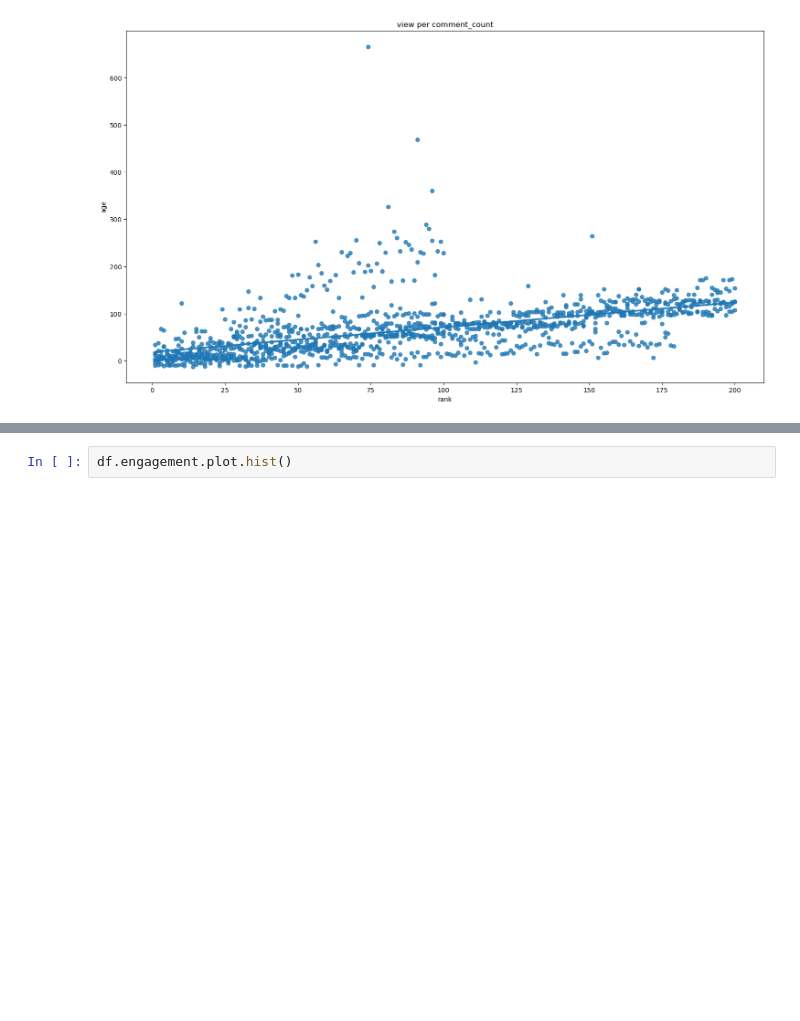
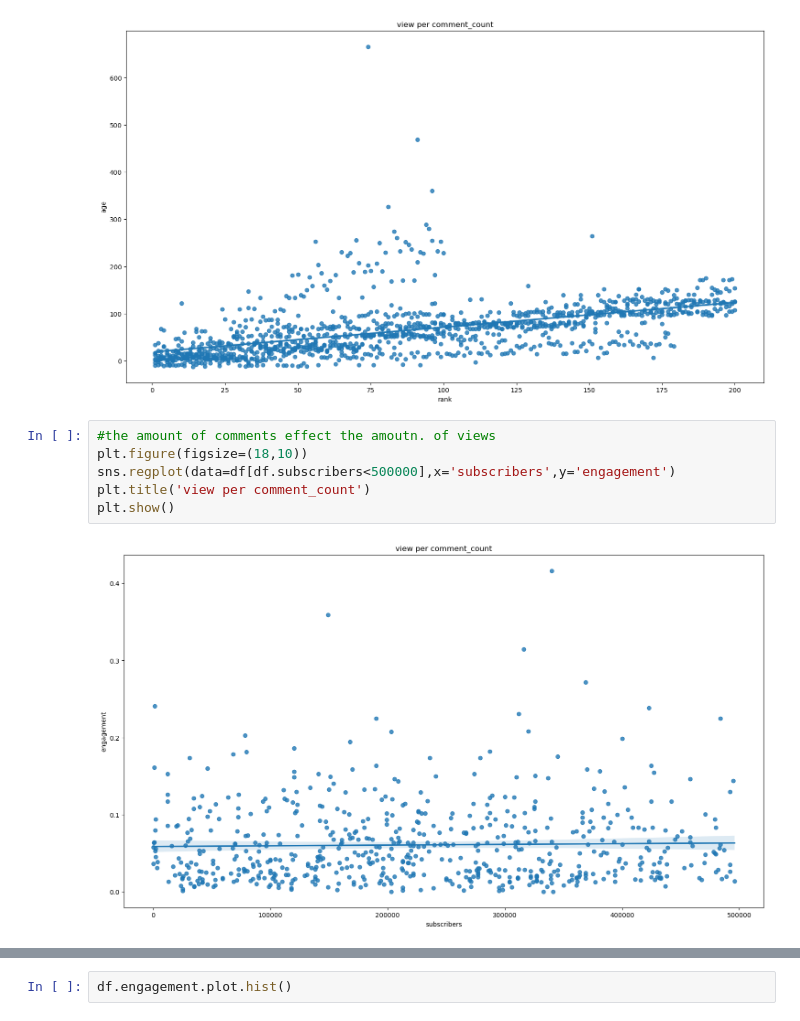
Before and after one commit to Youtube-Data-Analysis/top_200, a Jupyter notebook: shorter_explore.ipynb, the cells around one changed output, grey strips where cells are left out. Cells and saved outputs as stored; diff of their text form; blank space fills up the shorter version.

```diff
--- a/shorter_explore.ipynb
+++ b/shorter_explore.ipynb
@@ -325,3 +325,11 @@ plt.title('view per comment_count')
 plt.show()
 # %% [output]
 [figure]
+# %%
+#the amount of comments effect the amoutn. of views
+plt.figure(figsize=(18,10))
+sns.regplot(data=df[df.subscribers<500000],x='subscribers',y='engagement')
+plt.title('view per comment_count')
+plt.show()
+# %% [output]
+[figure, added]
```
Also changed, not shown: parts of 4 cells of this notebook, 2 other files.
